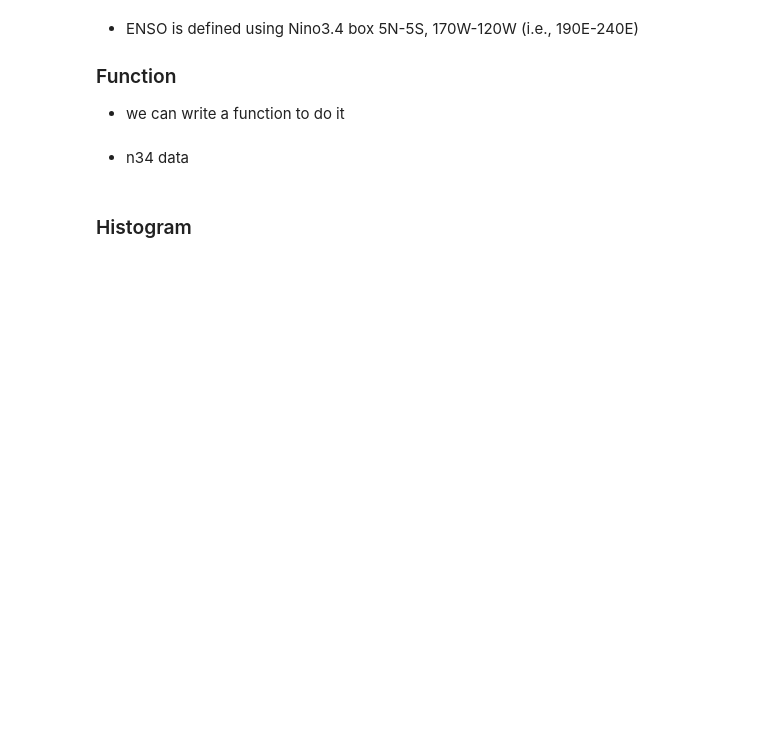
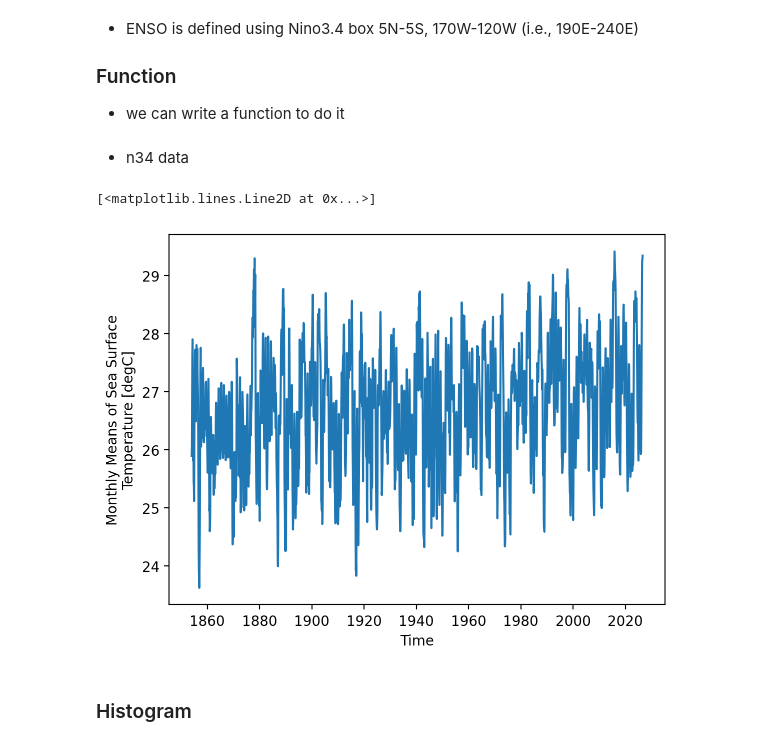
Before and after one commit to cl3225/CLMTG-5060, a Jupyter notebook: Lecture 02_examples.ipynb, the cells around one changed output. Saved outputs shown, nothing was run; the diff lists cells and outputs as text; code cells hidden in the pictures; blank space fills up the shorter version.

```diff
--- a/Lecture 02_examples.ipynb
+++ b/Lecture 02_examples.ipynb
@@ -131,5 +145,12 @@ def n34_average(x):
     return y
 # %% [markdown]
 - n34 data
+# %%
+n34 = n34_average(sst)
+# %%
+n34.plot()
+# %% [output]
+[<matplotlib.lines.Line2D at 0x...>]
+[figure, added]
 # %% [markdown]
 ### Histogram
```
Also changed, not shown: parts of 11 cells of this notebook.
